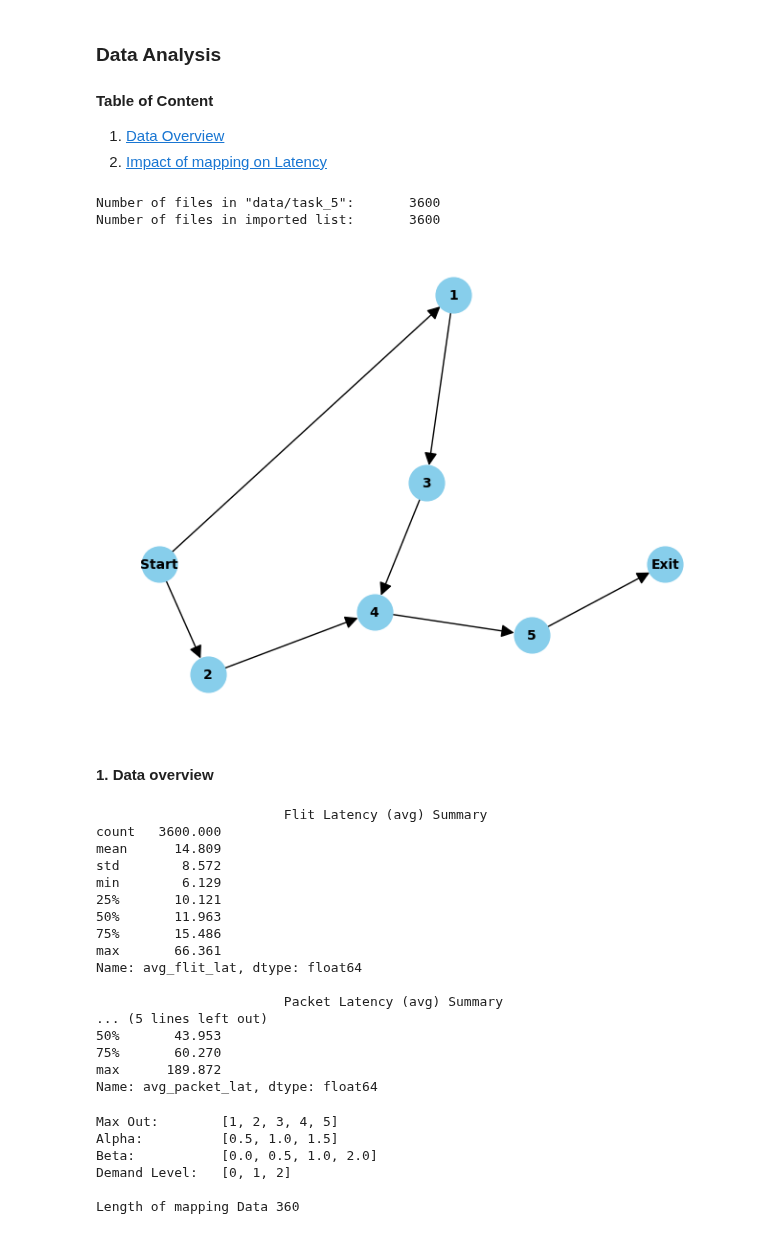
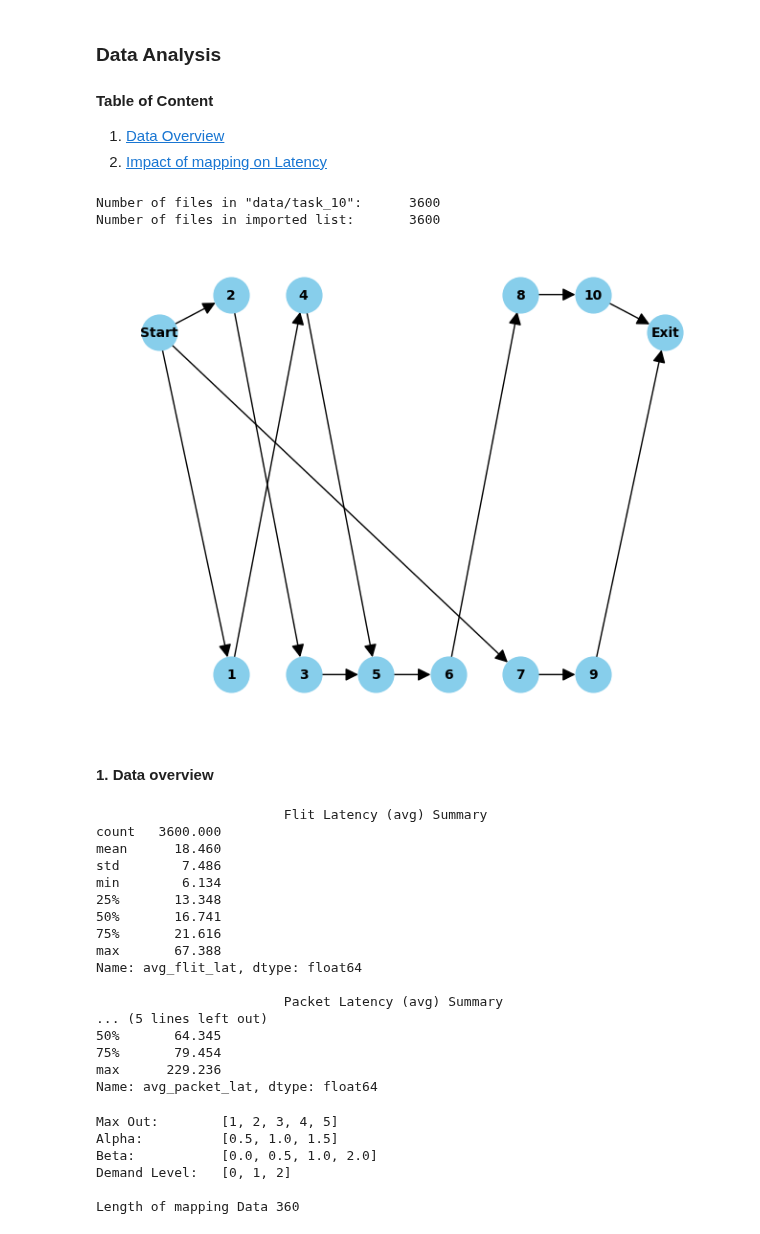
Before and after one commit to faseelmo/noc_latency_predictor, a Jupyter notebook: training_data/data_analysis.ipynb, the cells around one changed output. Saved outputs shown, nothing was run; the diff lists cells and outputs as text; code cells hidden in the pictures.

```diff
--- a/training_data/data_analysis.ipynb
+++ b/training_data/data_analysis.ipynb
@@ -3,15 +3,18 @@
 #### Table of Content
 1. [Data Overview](#1-data-overview)
 1. [Impact of mapping on Latency](#2-impact-of-mapping-on-latency)
+# %%
+# directory_path = 'data/task_5'
+directory_path = 'data/task_10'
 # %%
 """
 Importing Generated Data
 """
 
 import os
+import sys
 import pickle
 
-directory_path = 'data/task_5'
 entries = os.listdir(directory_path)
 files = sorted([entry for entry in entries if os.path.isfile(os.path.join(directory_path, entry))])
 
@@ -25,29 +28,32 @@ for file_name in files:
 print(f"Number of files in \"{directory_path}\": \t{len(files)}")
 print(f"Number of files in imported list: \t{len(list_of_dict)}")
 # %% [output]
-Number of files in "data/task_5":       3600
+Number of files in "data/task_10":      3600
 Number of files in imported list:       3600
 # %%
 """
 Function for Visualizing Graph Object
 """
 
 import matplotlib.pyplot as plt
 import networkx as nx
 import numpy as np
 
 def visGraph(graph, pos=None):
     if pos is None:
-        pos = nx.spring_layout(task_graph, seed=42)
+        pos = nx.spring_layout(graph, seed=42)
         pos['Start'] = np.array([-1,0])
         pos['Exit'] = np.array([1,0])
     nx.draw(graph, pos, with_labels=True, node_size=700, node_color='skyblue', font_size=10, font_color='black', font_weight='bold', arrowsize=20)
     plt.show()
 
-task_graph = list_of_dict[0]['task_graph']
-visGraph(task_graph)
+task = list_of_dict[0]
+if 'task_graph_pos' in task:
+    visGraph(task['task_graph'], pos=task['task_graph_pos'])
+else:
+    visGraph(task['task_graph'])
 # %% [output]
-[figure, old version]
+[figure, new version]
 # %%
 """
 Converting Imported data to Pandas.DataFrame
@@ -71,20 +77,20 @@ pd.set_option('display.float_format', None)
 # %% [output]
                         Flit Latency (avg) Summary
 count   3600.000
-mean      14.809
-std        8.572
-min        6.129
-25%       10.121
-50%       11.963
-75%       15.486
-max       66.361
+mean      18.460
+std        7.486
+min        6.134
+25%       13.348
+50%       16.741
+75%       21.616
+max       67.388
 Name: avg_flit_lat, dtype: float64
 
                         Packet Latency (avg) Summary
 ... (5 lines left out)
-50%       43.953
-75%       60.270
-max      189.872
+50%       64.345
+75%       79.454
+max      229.236
 Name: avg_packet_lat, dtype: float64
 # %%
 """
```
Also changed, not shown: parts of 3 cells of this notebook, 5 other files.
